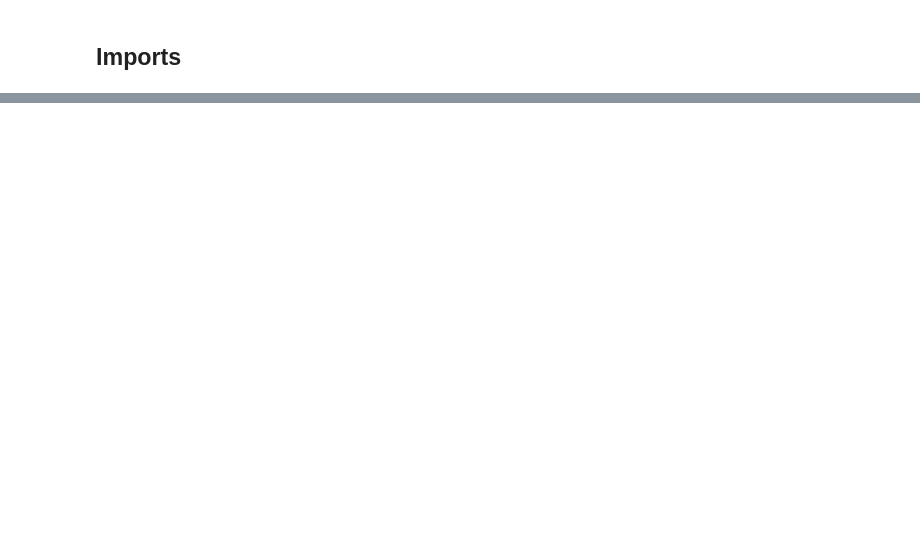
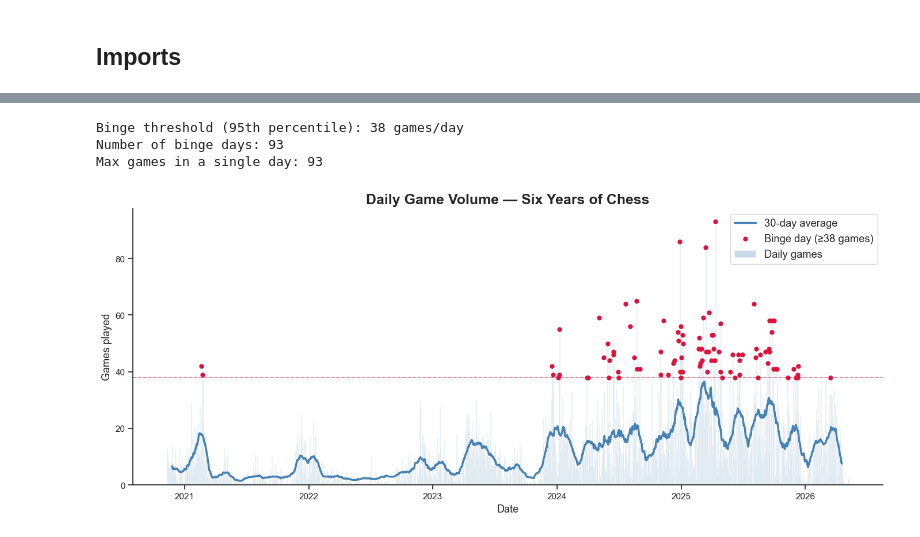
Before and after one commit to elmurie/chesscom-personal-analysis, a Jupyter notebook: notebooks/03_exploratory_analysis.ipynb, the cells around one changed output, grey strips where cells are left out. Cells and saved outputs as stored; diff of their text form; code cells hidden in the pictures; blank space fills up the shorter version.

```diff
--- a/notebooks/03_exploratory_analysis.ipynb
+++ b/notebooks/03_exploratory_analysis.ipynb
@@ -1401,0 +76,79 @@ plt.show()
+# %%
+# --- aggregate ---
+daily = (
+    df.groupby(df["date"].dt.date)
+    .size()
+    .reset_index(name="games")
+)
+daily["date"] = pd.to_datetime(daily["date"])
+
+# 30-day rolling average to show the trend underneath the noise
+daily["rolling_avg"] = daily["games"].rolling(30, center=True).mean()
+
+# define a "binge day" as anything above the 95th percentile
+binge_threshold = daily["games"].quantile(0.95)
+binge_days = daily[daily["games"] >= binge_threshold]
+
+print(f"Binge threshold (95th percentile): {binge_threshold:.0f} games/day")
+print(f"Number of binge days: {len(binge_days)}")
+print(f"Max games in a single day: {daily['games'].max()}")
+# %% [output]
+Binge threshold (95th percentile): 38 games/day
+Number of binge days: 93
+Max games in a single day: 93
+# %%
+fig, ax = plt.subplots()
+
+# raw daily bars (light, in the background)
+ax.bar(
+    daily["date"],
+    daily["games"],
+    color="steelblue",
+    alpha=0.3,
+    width=1,
+    label="Daily games"
+)
+
+# 30-day trend line
+ax.plot(
+    daily["date"],
+    daily["rolling_avg"],
+    color="steelblue",
+    linewidth=2.5,
+    label="30-day average"
+)
+
+# highlight binge days
+ax.scatter(
+    binge_days["date"],
+    binge_days["games"],
+    color="crimson",
+    s=25,
+    zorder=5,
+    label=f"Binge day (≥{binge_threshold:.0f} games)"
+)
+
+# binge threshold line
+ax.axhline(
+    binge_threshold,
+    color="crimson",
+    linestyle="--",
+    alpha=0.6,
+    linewidth=1.2
+)
+
+ax.xaxis.set_major_locator(mdates.YearLocator())
+ax.xaxis.set_major_formatter(mdates.DateFormatter("%Y"))
+
+ax.set_title("Daily Game Volume — Six Years of Chess")
+ax.set_xlabel("Date")
+ax.set_ylabel("Games played")
+ax.legend()
+
+sns.despine(ax=ax)
+plt.tight_layout()
+plt.show()
+
+fig.savefig(PLOTS_DIR / "daily_volume.png", dpi=300, bbox_inches="tight")
+# %% [output]
+[figure, added]
```
Also changed, not shown: parts of 119 cells of this notebook, 29 other files.
